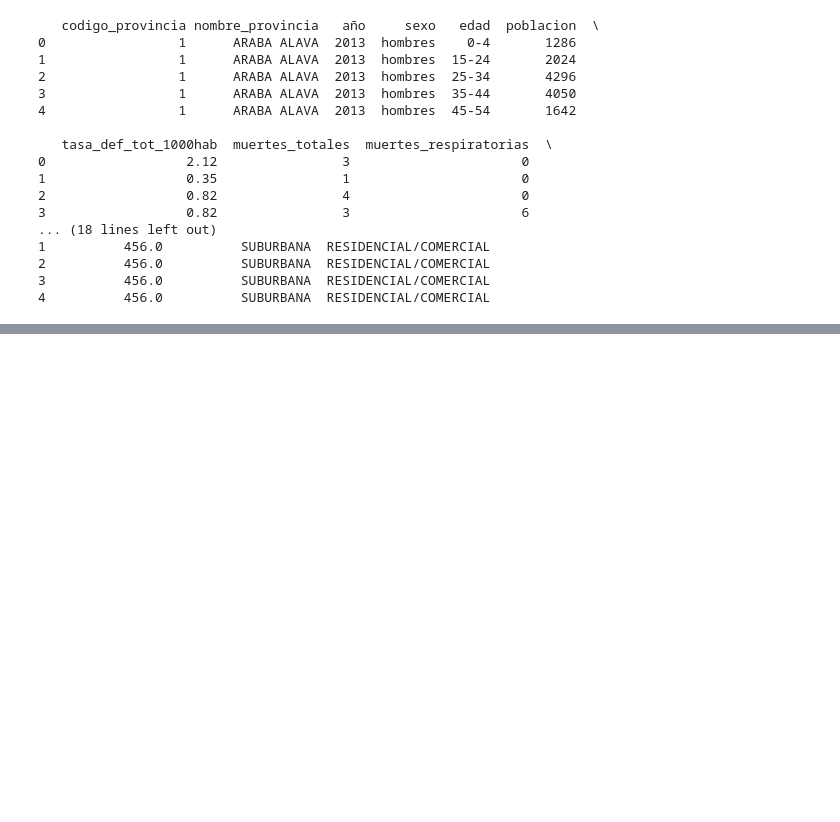
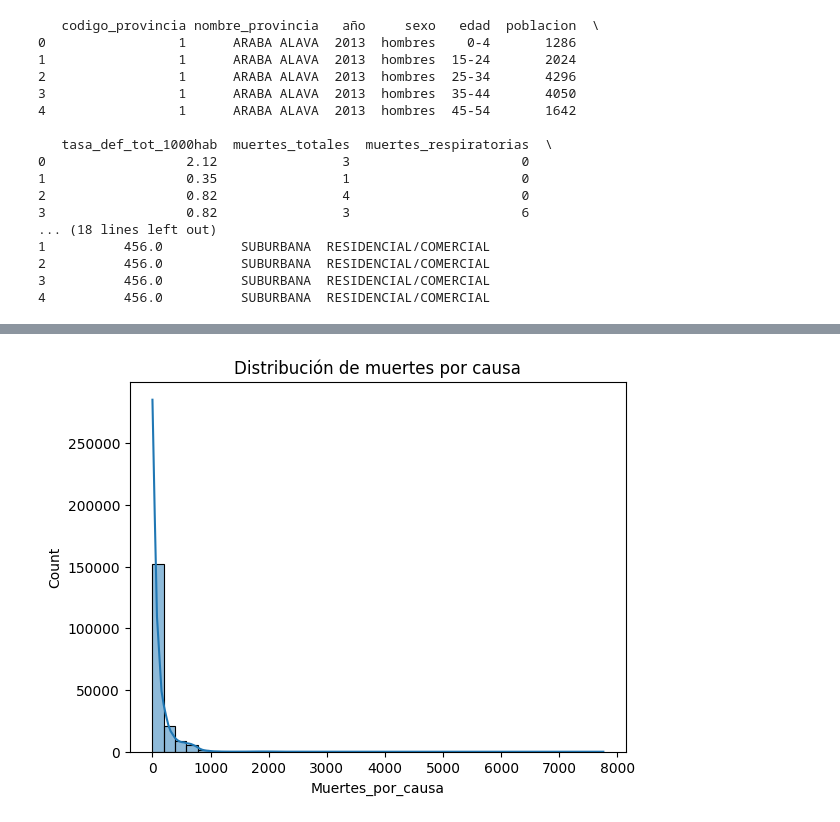
Before and after one commit to 4GeeksAcademy/air-quality-politics, a Jupyter notebook: notebooks/Miura.ipynb, the cells around one changed output, grey strips where cells are left out. Saved outputs shown, nothing was run; the diff lists cells and outputs as text; code cells hidden in the pictures; blank space fills up the shorter version.

```diff
--- a/notebooks/Miura.ipynb
+++ b/notebooks/Miura.ipynb
@@ -129,0 +494,3 @@ print("✅ Archivo guardado con columna 'codigo_provincia'.")
+# %%
+df = pd.read_csv('/workspaces/air-quality-politics/data/df_full_completo.csv', delimiter=';', index_col=False)
+print(df.head())
@@ -129,0 +560,12 @@ print("✅ Archivo guardado con columna 'codigo_provincia'.")
+# %%
+# Verificar duplicados
+print(f"Duplicados: {df.duplicated().sum()}")
+
+# Nulos por columna
+print(df.isnull().sum())
+
+# Eliminar duplicados si hay
+df = df.drop_duplicates()
+
+# Eliminar filas sin 'Muertes_por_causa' si no son útiles para el análisis
+df_clean = df.dropna(subset=["Muertes_por_causa"])
@@ -129,0 +618,9 @@ print("✅ Archivo guardado con columna 'codigo_provincia'.")
+# %%
+import seaborn as sns
+import matplotlib.pyplot as plt
+
+sns.histplot(df_clean["Muertes_por_causa"], bins=40, kde=True)
+plt.title("Distribución de muertes por causa")
+plt.show()
+# %% [output]
+[figure, added]
```
Also changed, not shown: parts of 56 cells of this notebook, 7 other files.
